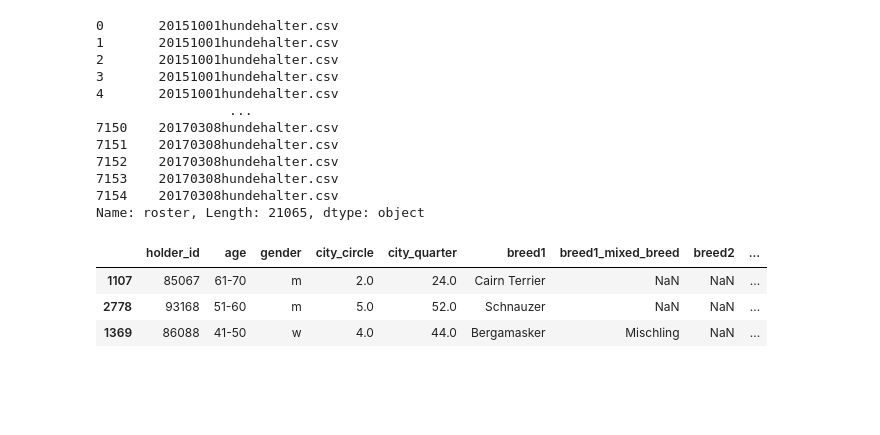
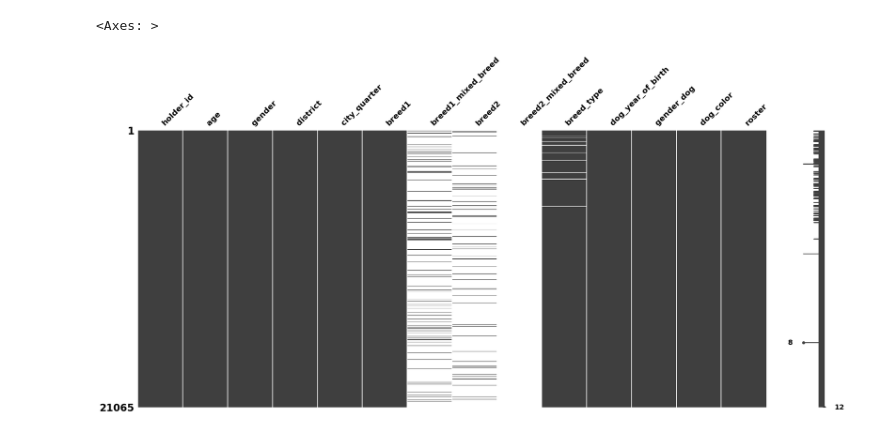
Before and after one commit to jonnross88/Springboard, a Jupyter notebook: u20_data_storytelling/dogs_of_zurich.ipynb, the cells around one changed output. Drawn from its saved outputs; the diff is of its cells as text; code cells hidden in the pictures; blank space fills up the shorter version.

```diff
--- a/u20_data_storytelling/dogs_of_zurich.ipynb
+++ b/u20_data_storytelling/dogs_of_zurich.ipynb
@@ -157,47 +205,8 @@ dog_df.sample(3)
-# %%
-dog_owner_df["roster"]
-# %% [output]
-0       20151001hundehalter.csv
-1       20151001hundehalter.csv
-2       20151001hundehalter.csv
-3       20151001hundehalter.csv
-4       20151001hundehalter.csv
-                 ...
-7150    20170308hundehalter.csv
-7151    20170308hundehalter.csv
-7152    20170308hundehalter.csv
-7153    20170308hundehalter.csv
-7154    20170308hundehalter.csv
-Name: roster, Length: 21065, dtype: object
+# %%
+msno.matrix(dog_owner_df)
+# %% [output]
+<Axes: >
+[figure, added]
 # %%
 # only null values in breed2_mixed so drop column
 dog_owner_df = dog_owner_df.drop(columns=["breed2_mixed_breed"])
-# %%
-dog_owner_df["roster"] = dog_owner_df["roster"].str[:4]
-
-dog_owner_df["city_circle"] = dog_owner_df["city_circle"].astype("category")
-
-# make category ordered to get the first appearance of the owner
-dog_owner_df["roster"] = pd.Categorical(dog_owner_df["roster"], ordered=True)
-
-
-owner_2015 = set(dog_owner_df[dog_owner_df["roster"] == "2015"]["holder_id"])
-owner_2016 = set(dog_owner_df[dog_owner_df["roster"] == "2016"]["holder_id"])
-owner_2017 = set(dog_owner_df[dog_owner_df["roster"] == "2017"]["holder_id"])
-
-
-# dog_owner_df["roster"] = dog_owner_df["roster"].cat.as_ordered()
-
-dog_owner_df["first_appearance"] = dog_owner_df.groupby("holder_id")[
-    "roster"
-].transform("min")
-dog_owner_df["dog_count"] = dog_owner_df.groupby(["holder_id", "roster"])[
-    "holder_id"
-].transform("size")
-# dog_owner_df[dog_owner_df['holder_id']==88250]
-dog_owner_df.sample(3)
-# %% [output]
-|  | holder_id | age | gender | city_circle | city_quarter | breed1 | breed1_mixed_breed | breed2 | ... |
-| 1107 | 85067 | 61-70 | m | 2.0 | 24.0 | Cairn Terrier | NaN | NaN | ... |
-| 2778 | 93168 | 51-60 | m | 5.0 | 52.0 | Schnauzer | NaN | NaN | ... |
-| 1369 | 86088 | 41-50 | w | 4.0 | 44.0 | Bergamasker | Mischling | NaN | ... |
```
Also changed, not shown: parts of 91 cells of this notebook, 12 other files.
